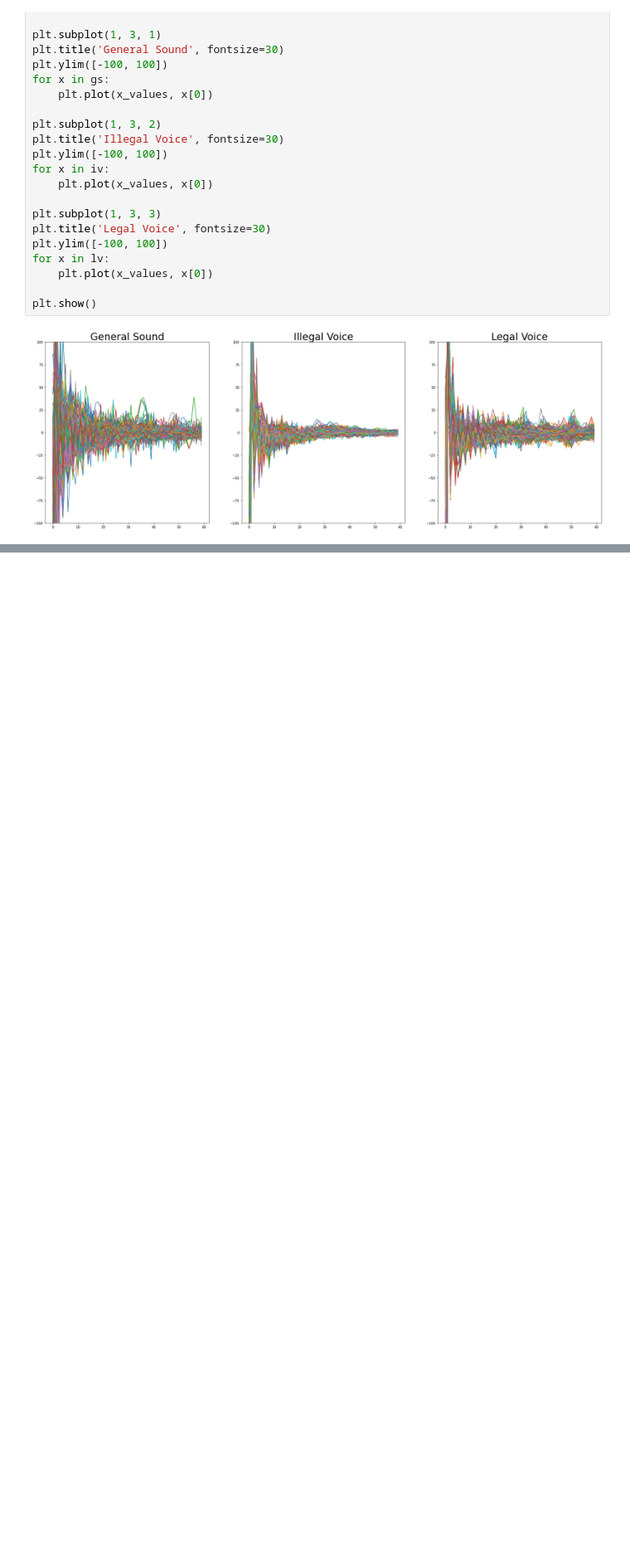
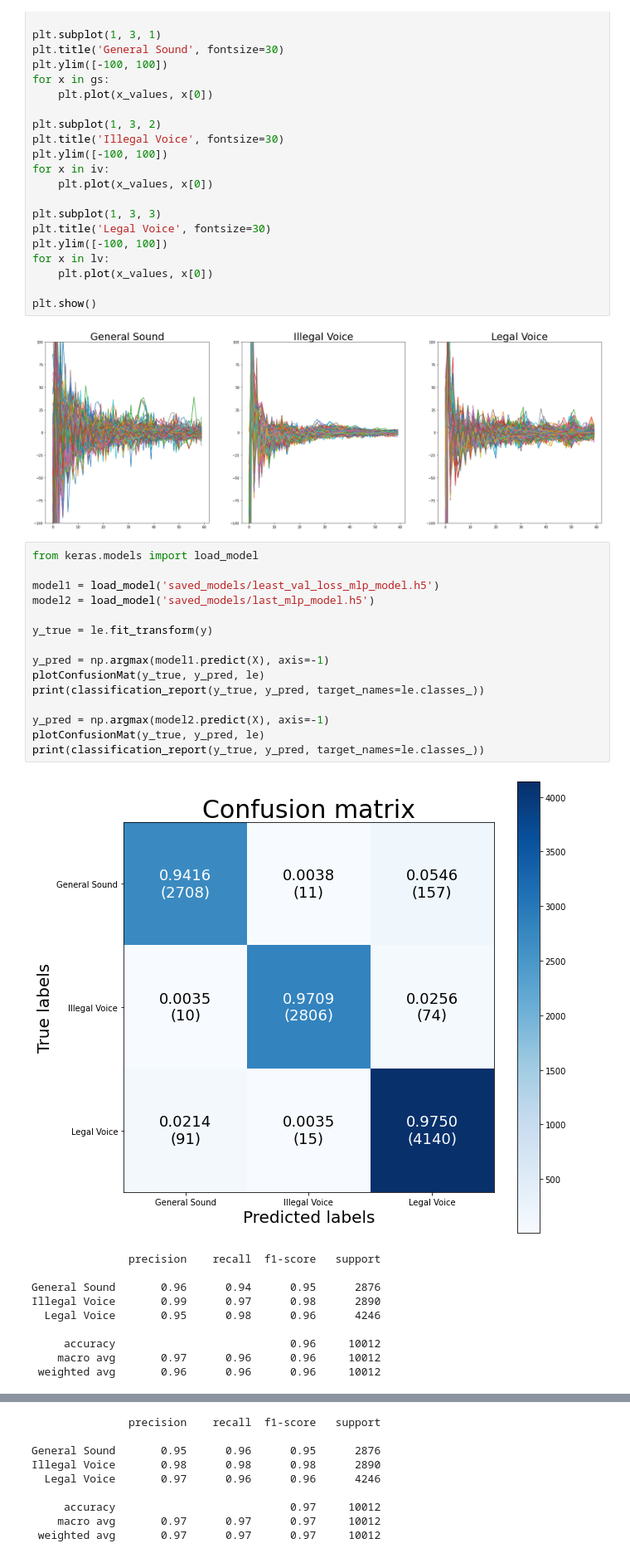
Before and after one commit to binAudioMeo/keras-CNN-MFCC, a Jupyter notebook: Binary_Classification/Audio_Classification.ipynb, the cells around one changed output, grey strips where cells are left out. Shown at 83% size. Saved outputs shown, nothing was run; the diff lists cells and outputs as text; blank space fills up the shorter version.

```diff
--- a/Binary_Classification/Audio_Classification.ipynb
+++ b/Binary_Classification/Audio_Classification.ipynb
@@ -362,3 +363,29 @@ for x in lv:
 plt.show()
 # %% [output]
 [figure]
+# %%
+from keras.models import load_model
+
+model1 = load_model('saved_models/least_val_loss_mlp_model.h5')
+model2 = load_model('saved_models/last_mlp_model.h5')
+
+y_true = le.fit_transform(y)
+
+y_pred = np.argmax(model1.predict(X), axis=-1)
+plotConfusionMat(y_true, y_pred, le)
+print(classification_report(y_true, y_pred, target_names=le.classes_))
+
+y_pred = np.argmax(model2.predict(X), axis=-1)
+plotConfusionMat(y_true, y_pred, le)
+print(classification_report(y_true, y_pred, target_names=le.classes_))
+# %% [output]
+[figure, added]
+               precision    recall  f1-score   support
+
+General Sound       0.96      0.94      0.95      2876
+Illegal Voice       0.99      0.97      0.98      2890
+  Legal Voice       0.95      0.98      0.96      4246
+
+     accuracy                           0.96     10012
+    macro avg       0.97      0.96      0.96     10012
+ weighted avg       0.96      0.96      0.96     10012
@@ -364,0 +393,9 @@ plt.show()
+               precision    recall  f1-score   support
+
+General Sound       0.95      0.96      0.95      2876
+Illegal Voice       0.98      0.98      0.98      2890
+  Legal Voice       0.97      0.96      0.96      4246
+
+     accuracy                           0.97     10012
+    macro avg       0.97      0.97      0.97     10012
+ weighted avg       0.97      0.97      0.97     10012
```
Also changed, not shown: parts of 12 cells of this notebook.
